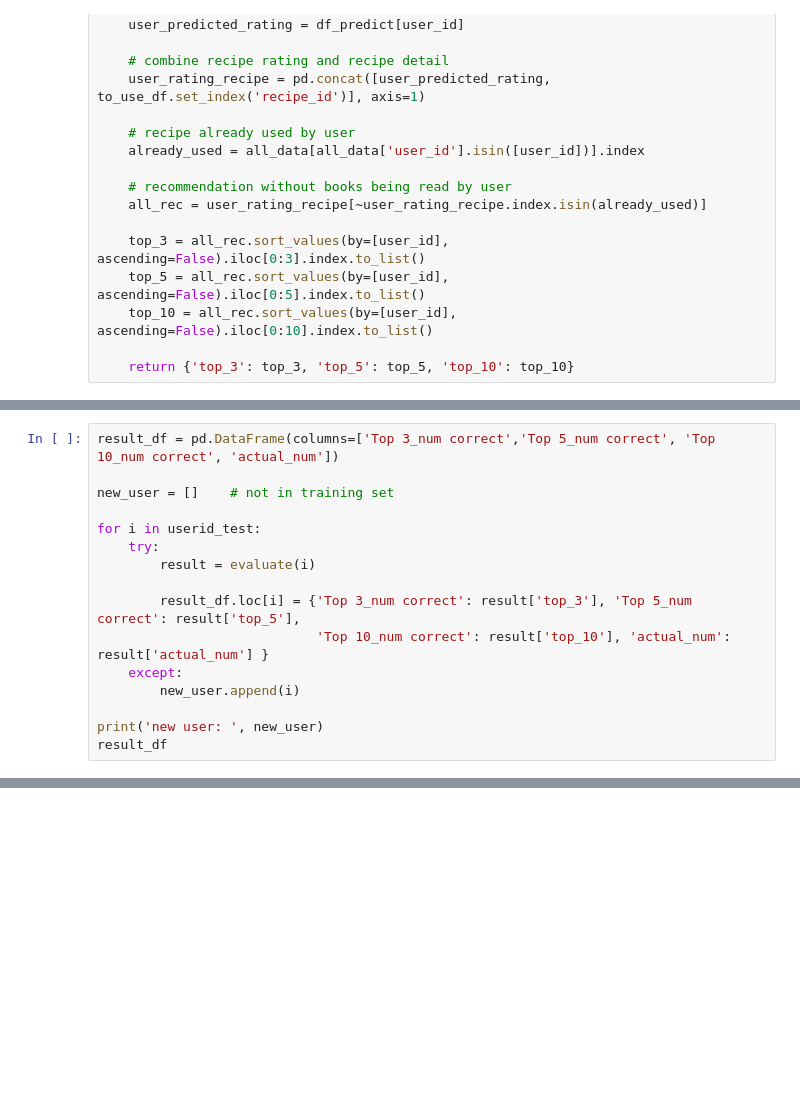
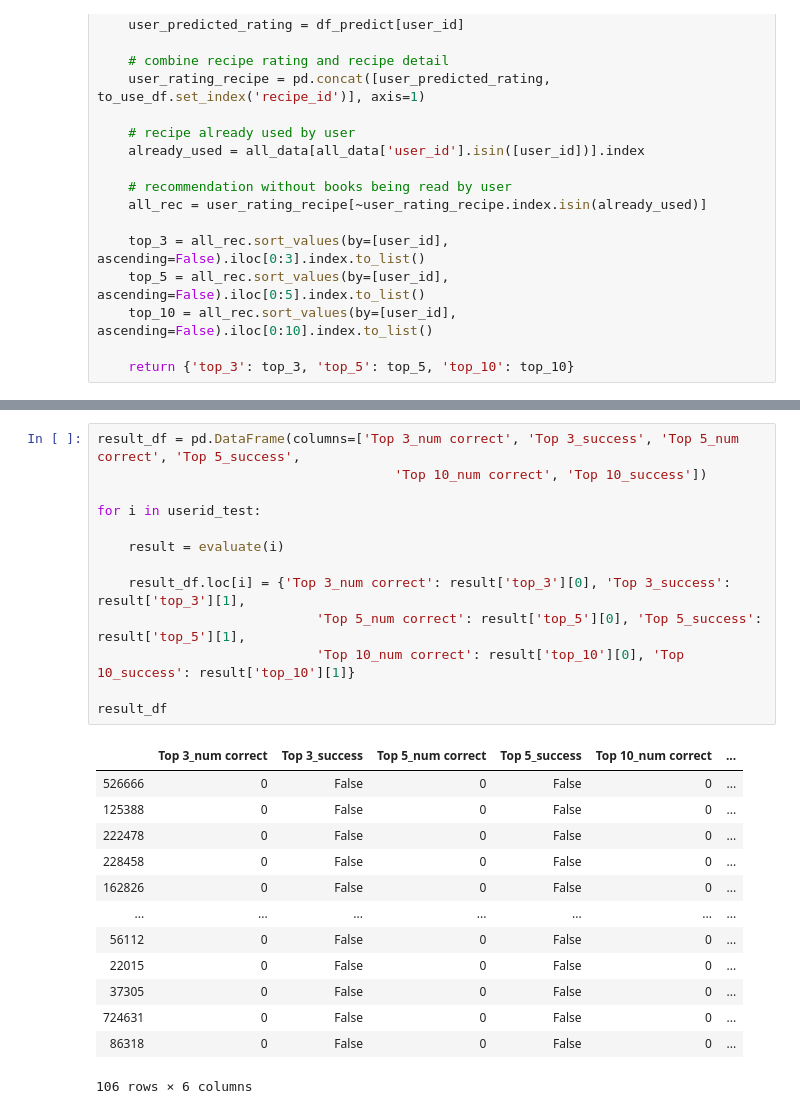
Before and after one commit to tangihan/Recipe-Recommender-System, a Jupyter notebook: Codes/Recommender System.ipynb, the cells around one changed output, grey strips where cells are left out. Cells and saved outputs as stored; diff of their text form; blank space fills up the shorter version.

```diff
--- a/Codes/Recommender System.ipynb
+++ b/Codes/Recommender System.ipynb
@@ -570,16 +532,0 @@ def evaluate(user_id):
-# %%
-result_df = pd.DataFrame(columns=['Top 3_num correct','Top 5_num correct', 'Top 10_num correct', 'actual_num'])
-
-new_user = []    # not in training set
-
-for i in userid_test:
-    try:
-        result = evaluate(i)
-
-        result_df.loc[i] = {'Top 3_num correct': result['top_3'], 'Top 5_num correct': result['top_5'],
-                            'Top 10_num correct': result['top_10'], 'actual_num': result['actual_num'] }
-    except:
-        new_user.append(i)
-
-print('new user: ', new_user)
-result_df
@@ -652,2 +578,29 @@ plt.show()
+# %%
+result_df = pd.DataFrame(columns=['Top 3_num correct', 'Top 3_success', 'Top 5_num correct', 'Top 5_success',
+                                      'Top 10_num correct', 'Top 10_success'])
+
+for i in userid_test:
+
+    result = evaluate(i)
+
+    result_df.loc[i] = {'Top 3_num correct': result['top_3'][0], 'Top 3_success': result['top_3'][1],
+                            'Top 5_num correct': result['top_5'][0], 'Top 5_success': result['top_5'][1],
+                            'Top 10_num correct': result['top_10'][0], 'Top 10_success': result['top_10'][1]}
+
+result_df
+# %% [output]
+|  | Top 3_num correct | Top 3_success | Top 5_num correct | Top 5_success | Top 10_num correct | ... |
+| 526666 | 0 | False | 0 | False | 0 | ... |
+| 125388 | 0 | False | 0 | False | 0 | ... |
+| 222478 | 0 | False | 0 | False | 0 | ... |
+| 228458 | 0 | False | 0 | False | 0 | ... |
+| 162826 | 0 | False | 0 | False | 0 | ... |
+| ... | ... | ... | ... | ... | ... | ... |
+| 56112 | 0 | False | 0 | False | 0 | ... |
+| 22015 | 0 | False | 0 | False | 0 | ... |
+| 37305 | 0 | False | 0 | False | 0 | ... |
+| 724631 | 0 | False | 0 | False | 0 | ... |
+| 86318 | 0 | False | 0 | False | 0 | ... |
+106 rows × 6 columns
 # %% [markdown]
 ## Precision, Recall, Weighted F-scores
```
Also changed, not shown: parts of 20 cells of this notebook.
